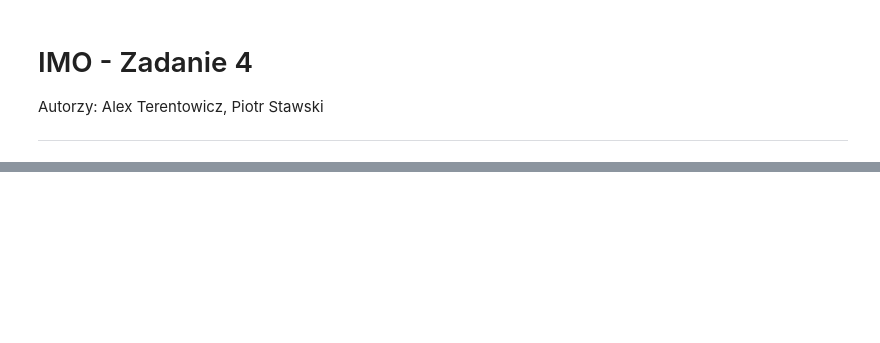
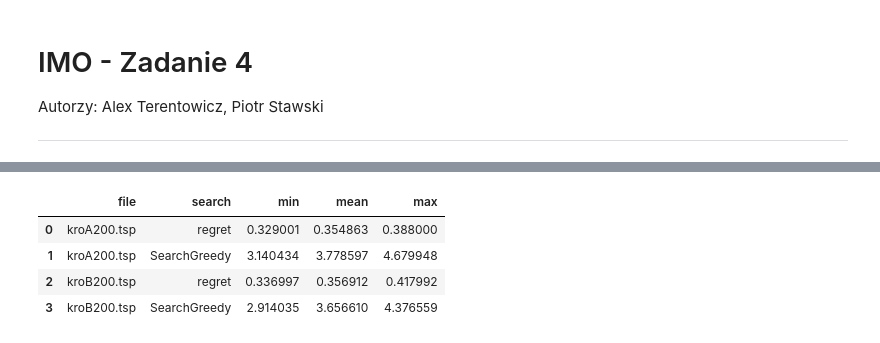
Before and after one commit to StawPiotr/IMO-2024, a Jupyter notebook: lab4/local-extensions.ipynb, the cells around one changed output, grey strips where cells are left out. Cells and saved outputs as stored; diff of their text form; code cells hidden in the pictures; blank space fills up the shorter version.

```diff
--- a/lab4/local-extensions.ipynb
+++ b/lab4/local-extensions.ipynb
@@ -343,3 +351,11 @@ file: kroB200.tsp, search: SearchGreedy, score: 35797.0
+# %%
+times
+# %% [output]
+|  | file | search | min | mean | max |
+| 0 | kroA200.tsp | regret | 0.329001 | 0.354863 | 0.388000 |
+| 1 | kroA200.tsp | SearchGreedy | 3.140434 | 3.778597 | 4.679948 |
+| 2 | kroB200.tsp | regret | 0.336997 | 0.356912 | 0.417992 |
+| 3 | kroB200.tsp | SearchGreedy | 2.914035 | 3.656610 | 4.376559 |
 # %%
 def compute_results():
     n = 200
```
Also changed, not shown: parts of 8 cells of this notebook, 9 other files.
